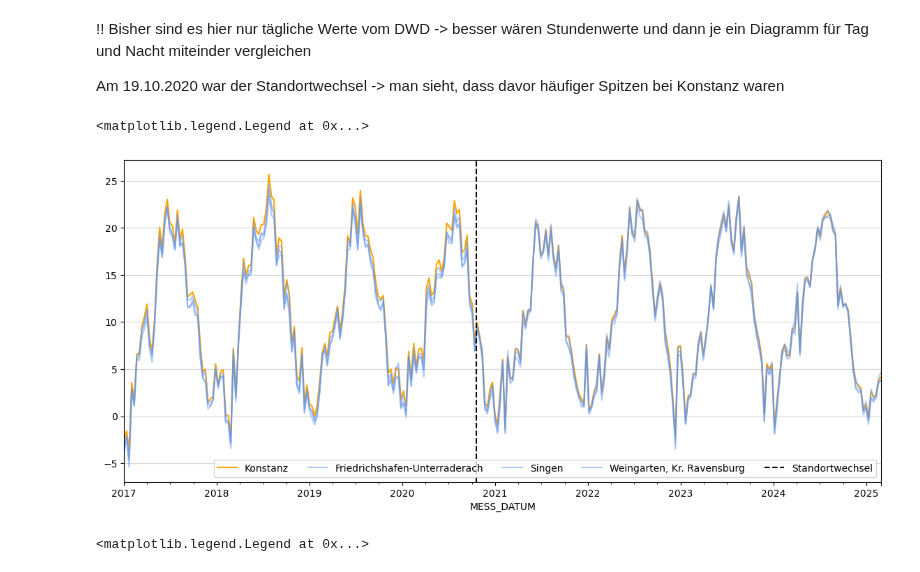
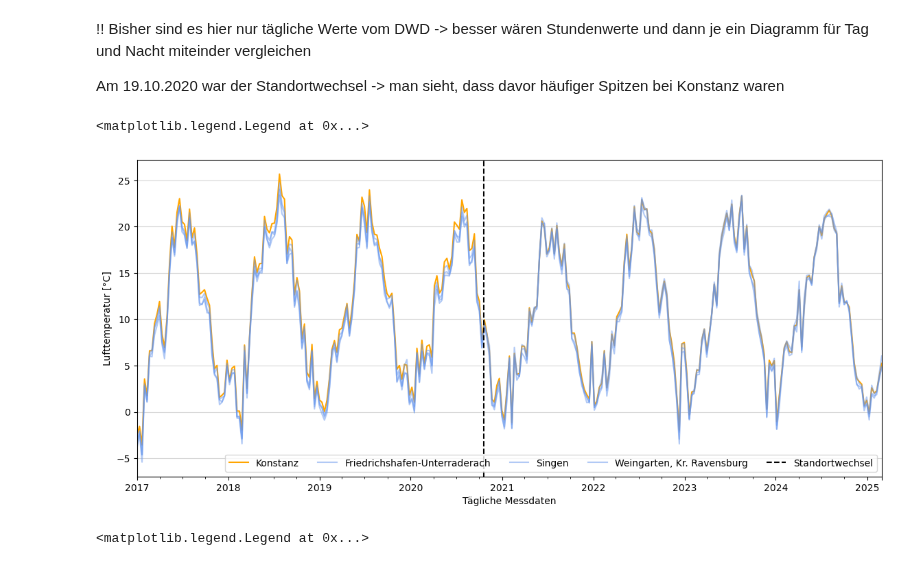
Before and after one commit to sgc-kn/dashboards, a Jupyter notebook: majas_notebooks/andere_dwd_standorte.ipynb, the cells around one changed output. Cells and saved outputs as stored; diff of their text form; code cells hidden in the pictures.

```diff
--- a/majas_notebooks/andere_dwd_standorte.ipynb
+++ b/majas_notebooks/andere_dwd_standorte.ipynb
@@ -210,17 +210,19 @@ Am 19.10.2020 war der Standortwechsel -> man sieht, dass davor häufiger Spitzen
 # %%
 start = "2017"
 ende = "2025"
 color = "cornflowerblue"
 dwd_Konstanz["TMK"].loc[start:ende].resample("10D").mean().plot(figsize=(14,6), label ="Konstanz", color="orange")
 dwd_Friedrichshafen["TMK"].loc[start:ende].resample("10D").mean().plot(label="Friedrichshafen-Unterraderach", alpha=0.5, color=color)
 dwd_Singen["TMK"].loc[start:ende].resample("10D").mean().plot(figsize=(14,6), label="Singen",alpha=0.5, color=color)
 dwd_Weingarten["TMK"].loc[start:ende].resample("10D").mean().plot(figsize=(14,6), label="Weingarten, Kr. Ravensburg",alpha=0.5, color=color)
 plt.axvline(pd.Timestamp("2020-10-19"), color="black", linestyle="--", label="Standortwechsel")
+plt.xlabel('Tägliche Messdaten')
+plt.ylabel('Lufttemperatur [°C]')
 plt.grid(alpha=0.5, axis='y')
 plt.legend(ncol=5)
 # %% [output]
 <matplotlib.legend.Legend at 0x...>
-[figure, old version]
+[figure, new version]
 # %%
 start = "2010"
 ende = "2016"
```
Also changed, not shown: parts of 6 cells of this notebook, 4 other files.
